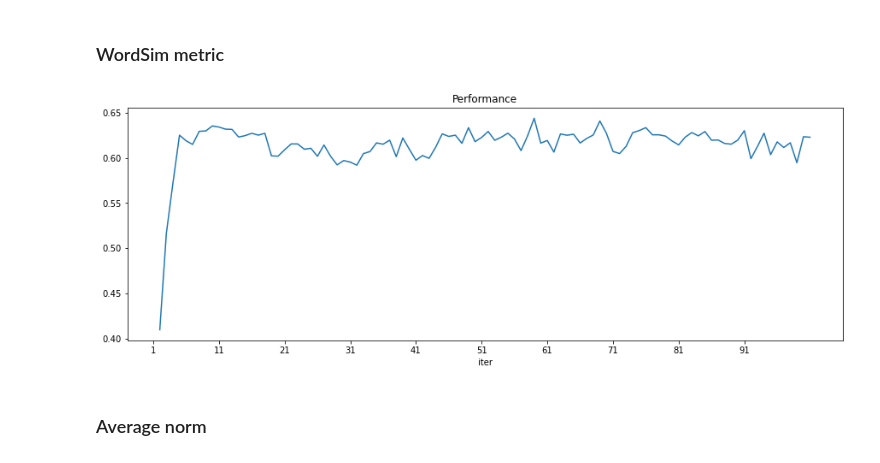
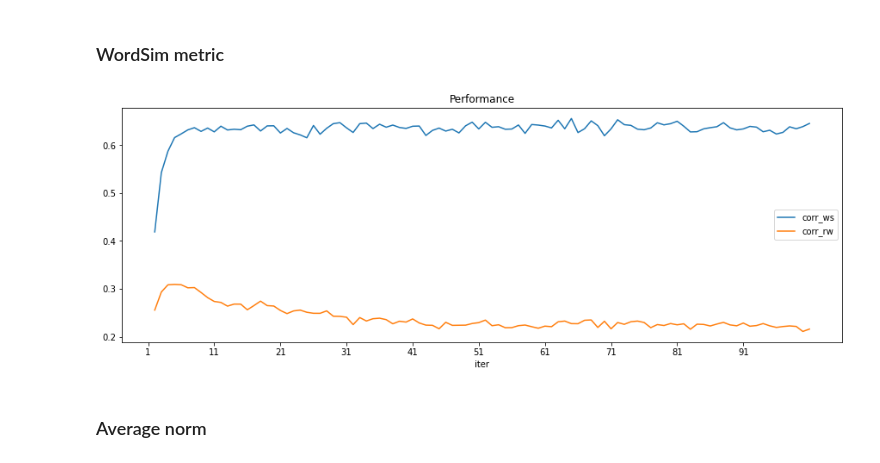
Before and after one commit to juancruzsosa/thesis, a Jupyter notebook: W2V_Stability.ipynb, the cells around one changed output. Saved outputs shown, nothing was run; the diff lists cells and outputs as text; code cells hidden in the pictures.

Commit message:
Update Word2Vec stability
- Add Rare-Word similarity dataset
- Show missing words and word coverage from similarity datasets

```diff
--- a/W2V_Stability.ipynb
+++ b/W2V_Stability.ipynb
@@ -216,6 +209,22 @@ def load_ws(ds_root):
                            'rank'])
     return df_ws
 
+def load_rw(ds_root):
+    df_rw = pd.read_csv(ds_root/'rw'/'rw.txt',
+                        sep='\t',
+                        names=['word_a', 'word_b', 'rank'],
+                        usecols=[0,1,2])
+    return df_rw
+
 ws = load_ws(EVAL_ROOT)
-ws.head()
+ws['word_a'] = ws['word_a'].str.lower()
+ws['word_b'] = ws['word_b'].str.lower()
+print("WordSim")
+display.display(ws.head())
+
+rw = load_rw(EVAL_ROOT)
+rw['word_a'] = rw['word_a'].str.lower()
+rw['word_b'] = rw['word_b'].str.lower()
+print("Rare Word")
+display.display(rw.head())
 # %% [output]
@@ -269,8 +365,8 @@ hparams_callback = HyperParamLogger(iter=lambda _: iter_counter.iter,
                                     dist_emb_std=lambda _: emb_centroid_callback.dist_std,
                                     dist_ctx_mean=lambda _: ctx_centroid_callback.dist_mean,
                                     dist_ctx_std=lambda _: ctx_centroid_callback.dist_std,
-                                    corr=lambda model: evaluate_model(model, ws))
-
+                                    corr_ws=lambda model: evaluate_model(model, ws),
+                                    corr_rw=lambda model: evaluate_model(model, rw))
 callbacks=[iter_counter,
            emb_centroid_callback,
            emb_centroid_by_freq_callback,
@@ -427,12 +523,12 @@ plt.show()
 # %%
 fig = plt.figure(figsize=(15, 5))
 ax = fig.gca()
-params_hist['corr'].plot(title='Performance', ax=ax)
+params_hist[['corr_ws', 'corr_rw']].plot(title='Performance', ax=ax)
 add_epochs_xticks(ax)
 plt.savefig(IMAGES_ROOT/'performance_by_epoch.png')
 plt.show()
 # %% [output]
-[figure, old version]
+[figure, new version]
 # %% [markdown]
 ### Average norm
 # %%
```
Also changed, not shown: parts of 22 cells of this notebook, 1 other file.
